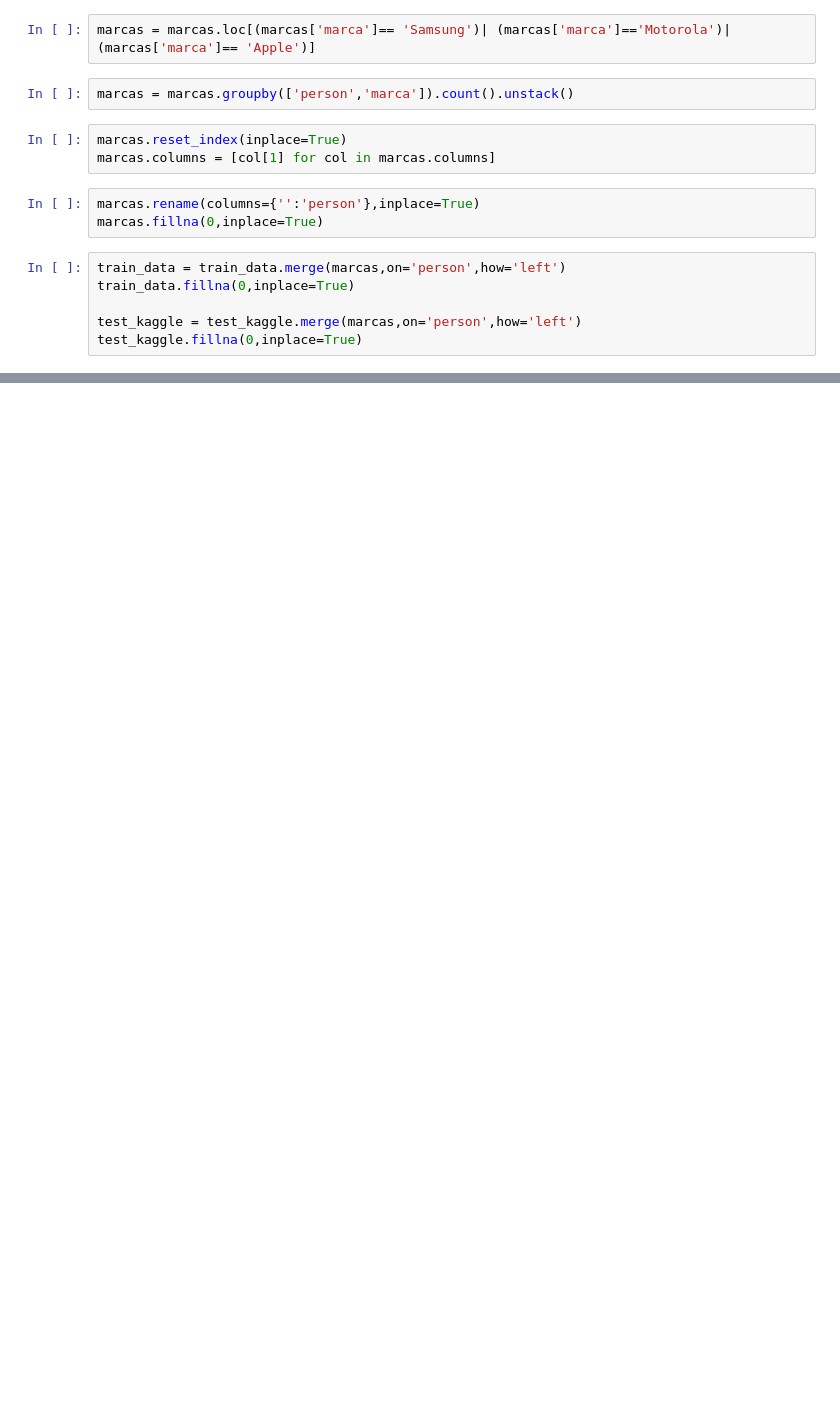
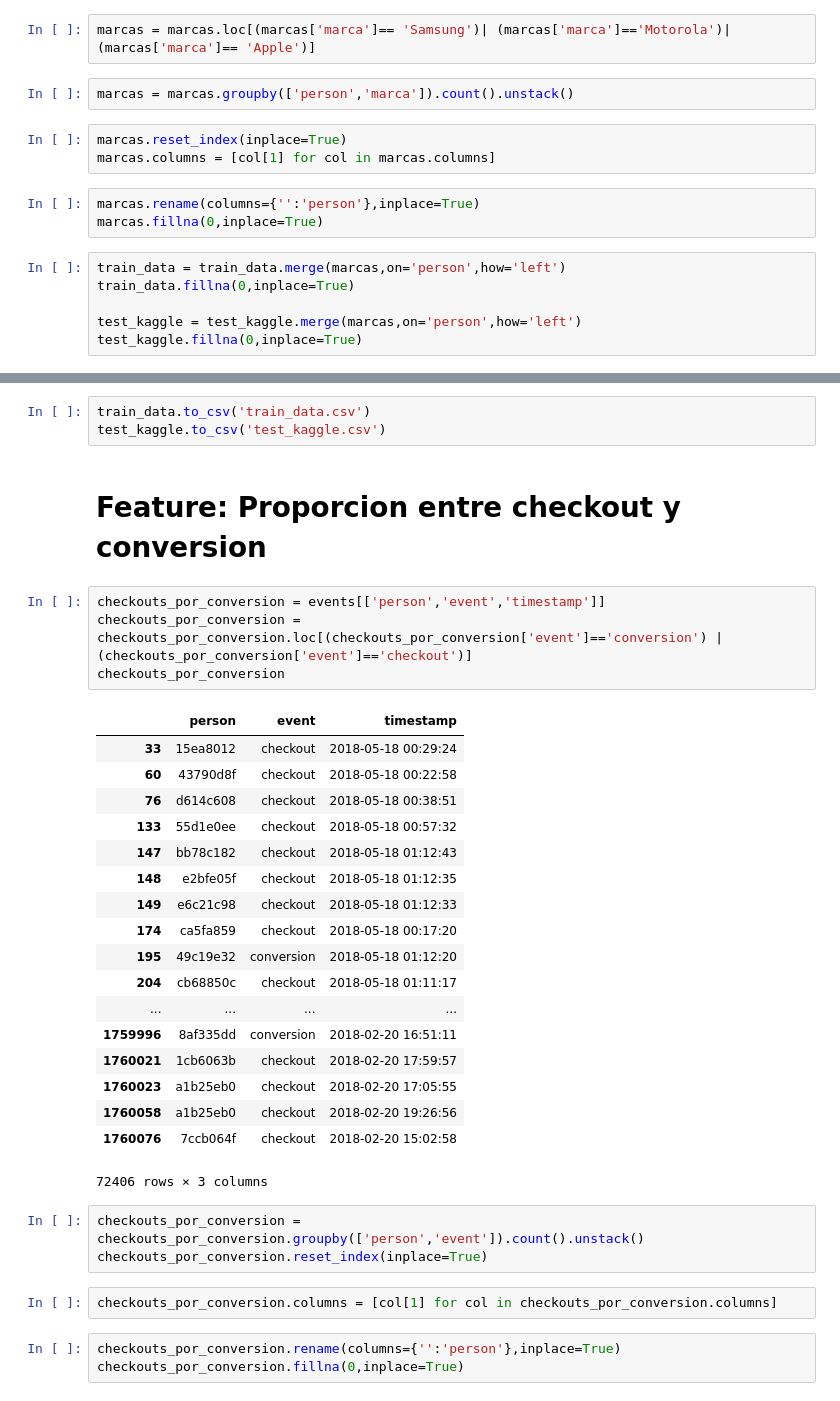
Before and after one commit to EugeniaFranchi/TP-Datos, a Jupyter notebook: TP2/TP2 v1.2.ipynb, the cells around one changed output, grey strips where cells are left out. Saved outputs shown, nothing was run; the diff lists cells and outputs as text; blank space fills up the shorter version.

```diff
--- a/TP2/TP2 v1.2.ipynb
+++ b/TP2/TP2 v1.2.ipynb
@@ -1205,0 +1275,36 @@ test_kaggle.fillna(0,inplace=True)
+# %%
+train_data.to_csv('train_data.csv')
+test_kaggle.to_csv('test_kaggle.csv')
+# %% [markdown]
+# Feature: Proporcion entre checkout y conversion
+# %%
+checkouts_por_conversion = events[['person','event','timestamp']]
+checkouts_por_conversion = checkouts_por_conversion.loc[(checkouts_por_conversion['event']=='conversion') | (checkouts_por_conversion['event']=='checkout')]
+checkouts_por_conversion
+# %% [output]
+|  | person | event | timestamp |
+| 33 | 15ea8012 | checkout | 2018-05-18 00:29:24 |
+| 60 | 43790d8f | checkout | 2018-05-18 00:22:58 |
+| 76 | d614c608 | checkout | 2018-05-18 00:38:51 |
+| 133 | 55d1e0ee | checkout | 2018-05-18 00:57:32 |
+| 147 | bb78c182 | checkout | 2018-05-18 01:12:43 |
+| 148 | e2bfe05f | checkout | 2018-05-18 01:12:35 |
+| 149 | e6c21c98 | checkout | 2018-05-18 01:12:33 |
+| 174 | ca5fa859 | checkout | 2018-05-18 00:17:20 |
+| 195 | 49c19e32 | conversion | 2018-05-18 01:12:20 |
+| 204 | cb68850c | checkout | 2018-05-18 01:11:17 |
+| ... | ... | ... | ... |
+| 1759996 | 8af335dd | conversion | 2018-02-20 16:51:11 |
+| 1760021 | 1cb6063b | checkout | 2018-02-20 17:59:57 |
+| 1760023 | a1b25eb0 | checkout | 2018-02-20 17:05:55 |
+| 1760058 | a1b25eb0 | checkout | 2018-02-20 19:26:56 |
+| 1760076 | 7ccb064f | checkout | 2018-02-20 15:02:58 |
+72406 rows × 3 columns
+# %%
+checkouts_por_conversion = checkouts_por_conversion.groupby(['person','event']).count().unstack()
+checkouts_por_conversion.reset_index(inplace=True)
+# %%
+checkouts_por_conversion.columns = [col[1] for col in checkouts_por_conversion.columns]
+# %%
+checkouts_por_conversion.rename(columns={'':'person'},inplace=True)
+checkouts_por_conversion.fillna(0,inplace=True)
```
Also changed, not shown: parts of 61 cells of this notebook, 3 other files.
